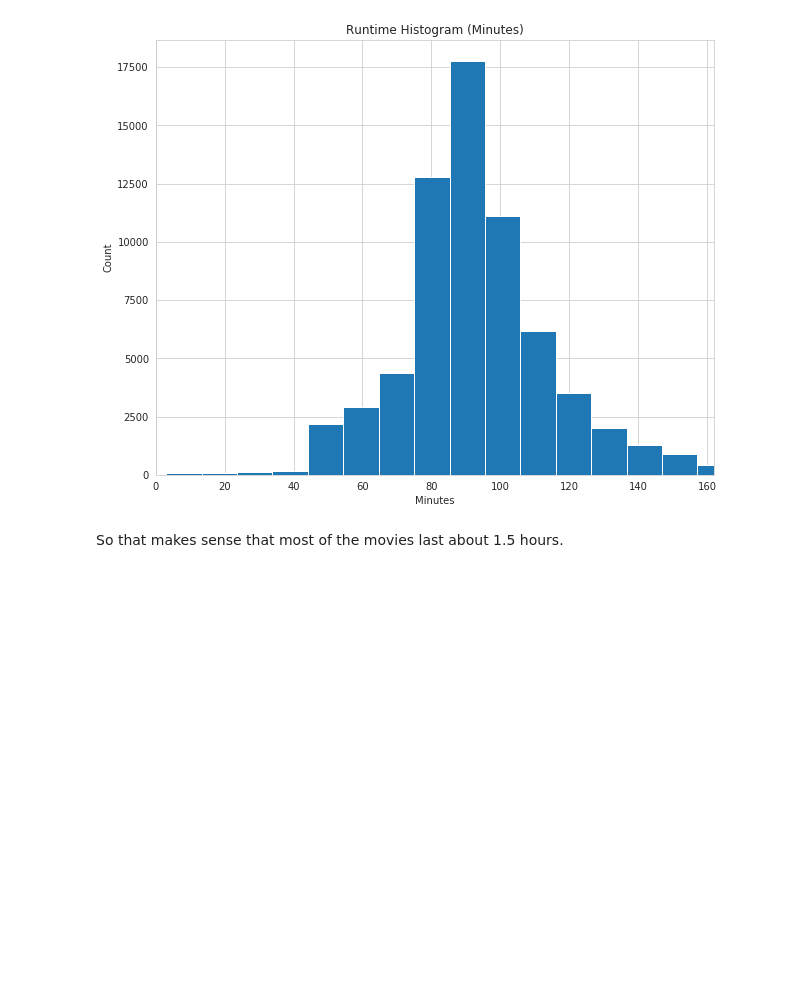
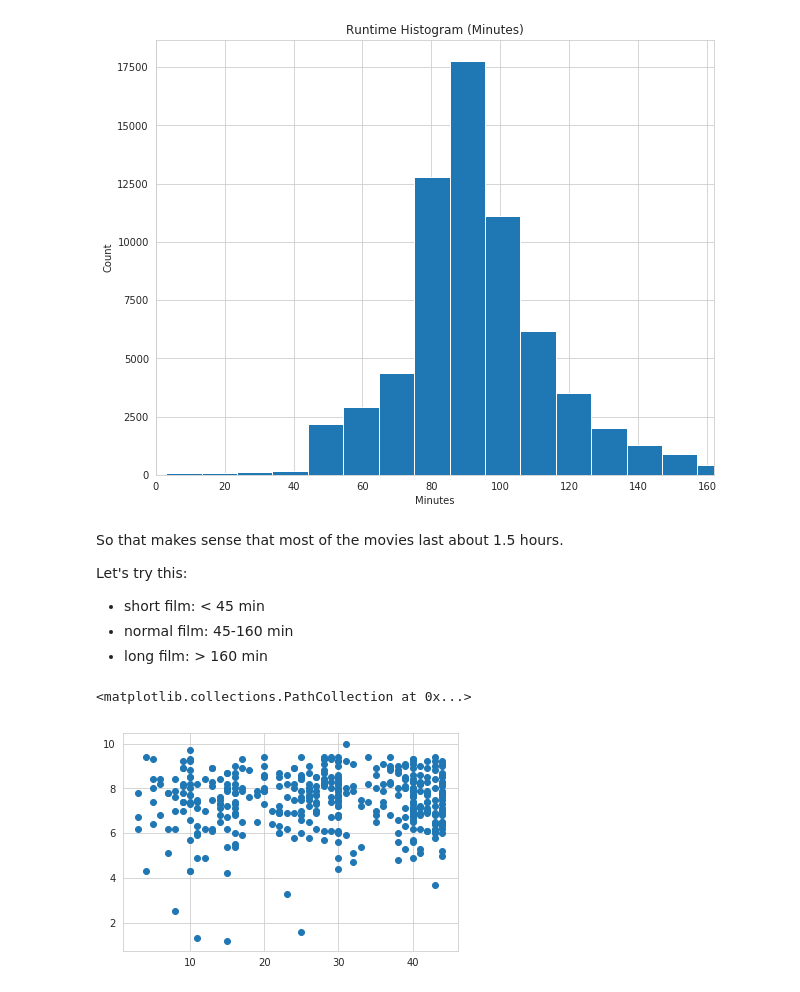
Before and after one commit to nt-ds/movie-industry-consulting-firm, a Jupyter notebook: imdb_files.ipynb, the cells around one changed output. Drawn from its saved outputs; the diff is of its cells as text; code cells hidden in the pictures; blank space fills up the shorter version.

```diff
--- a/imdb_files.ipynb
+++ b/imdb_files.ipynb
@@ -339,3 +339,17 @@ plt.show()
 [figure]
 # %% [markdown]
 So that makes sense that most of the movies last about 1.5 hours.
+
+Let's try this:
+- short film: < 45 min
+- normal film: 45-160 min
+- long film: > 160 min
+# %%
+short_run_movies = df[df.runtime_minutes < 45]
+normal_run_movies = df[(df.runtime_minutes >= 45) & (df.runtime_minutes <= 160)]
+long_run_movies = df[df.runtime_minutes > 160]
+# %%
+plt.scatter(short_run_movies.runtime_minutes, short_run_movies.averagerating)
+# %% [output]
+<matplotlib.collections.PathCollection at 0x...>
+[figure, added]
```
Also changed, not shown: parts of 43 cells of this notebook.
